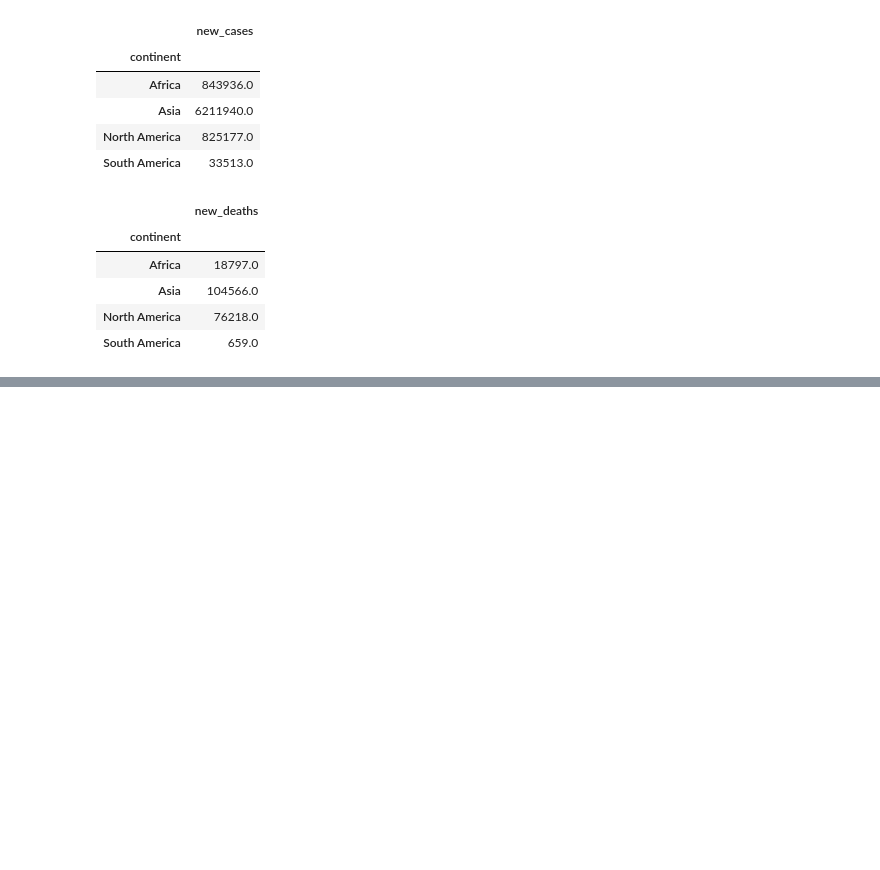
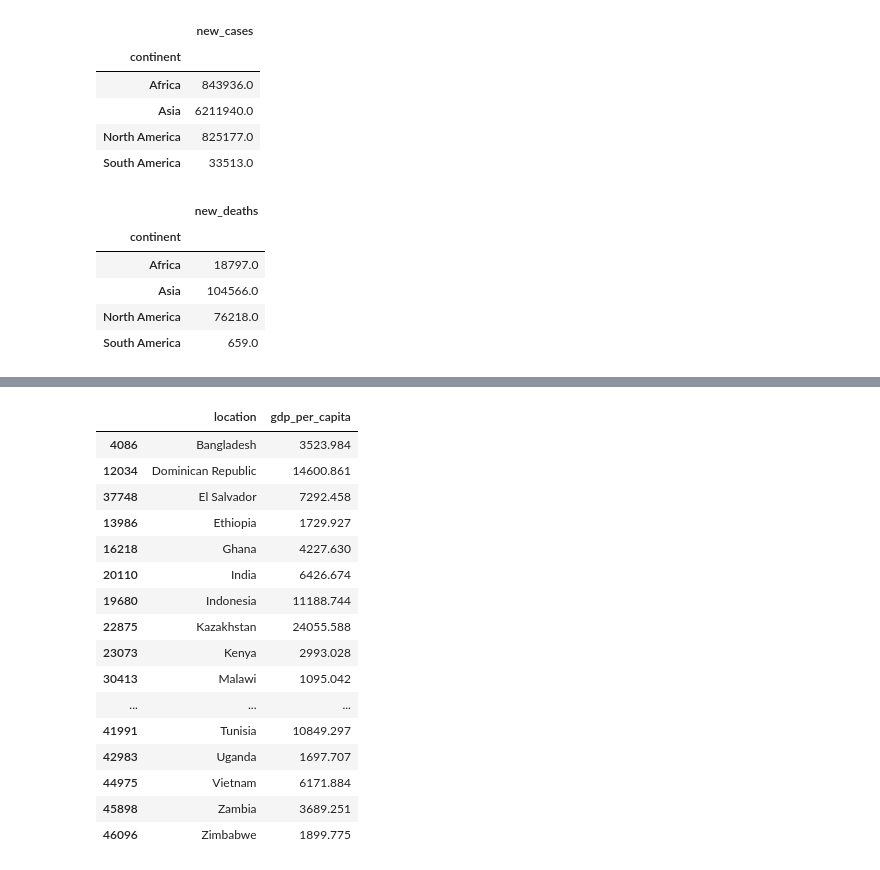
Before and after one commit to jjjdewan/ucb-data-visualization-msgrp-project1-covid-19, a Jupyter notebook: covid-19-project-challenge.ipynb, the cells around one changed output, grey strips where cells are left out. Saved outputs shown, nothing was run; the diff lists cells and outputs as text; code cells hidden in the pictures; blank space fills up the shorter version.

```diff
--- a/covid-19-project-challenge.ipynb
+++ b/covid-19-project-challenge.ipynb
@@ -163,0 +108,26 @@ merge_cases_df.head()
+# %%
+# Create dataframe for "gdp_per_capita" per country
+#
+covid_data_clean_df = pd.DataFrame(covid_data_clean)
+covid_data_clean_df = covid_data_clean_df.sort_values('location', ascending=True)
+covid_data_clean_df = covid_data_clean_df.drop_duplicates(subset='location', keep='first')
+df_gdp = covid_data_clean_df[['location','gdp_per_capita']]
+df_gdp
+# %% [output]
+|  | location | gdp_per_capita |
+| 4086 | Bangladesh | 3523.984 |
+| 12034 | Dominican Republic | 14600.861 |
+| 37748 | El Salvador | 7292.458 |
+| 13986 | Ethiopia | 1729.927 |
+| 16218 | Ghana | 4227.630 |
+| 20110 | India | 6426.674 |
+| 19680 | Indonesia | 11188.744 |
+| 22875 | Kazakhstan | 24055.588 |
+| 23073 | Kenya | 2993.028 |
+| 30413 | Malawi | 1095.042 |
+| ... | ... | ... |
+| 41991 | Tunisia | 10849.297 |
+| 42983 | Uganda | 1697.707 |
+| 44975 | Vietnam | 6171.884 |
+| 45898 | Zambia | 3689.251 |
+| 46096 | Zimbabwe | 1899.775 |
```
Also changed, not shown: parts of 9 cells of this notebook.
